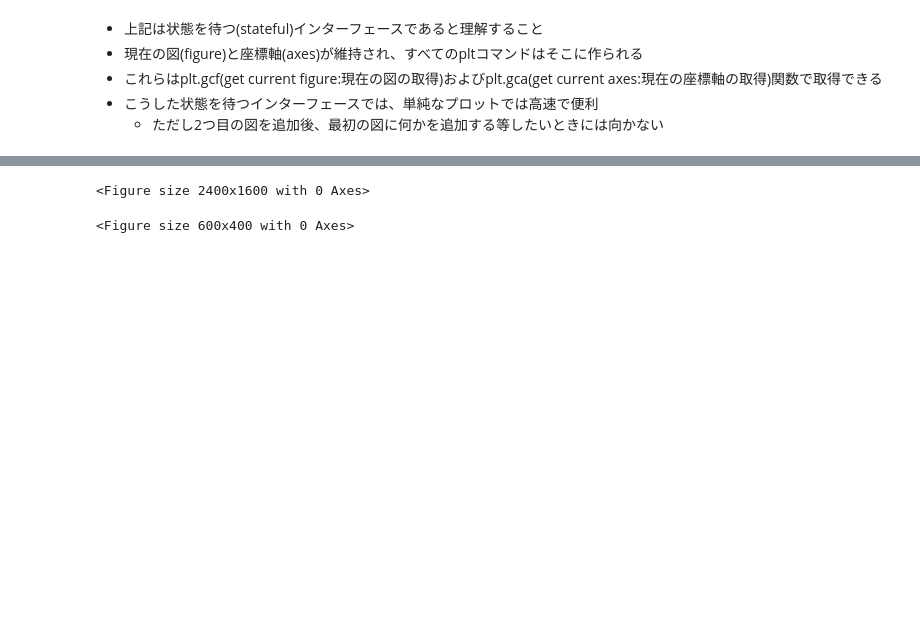
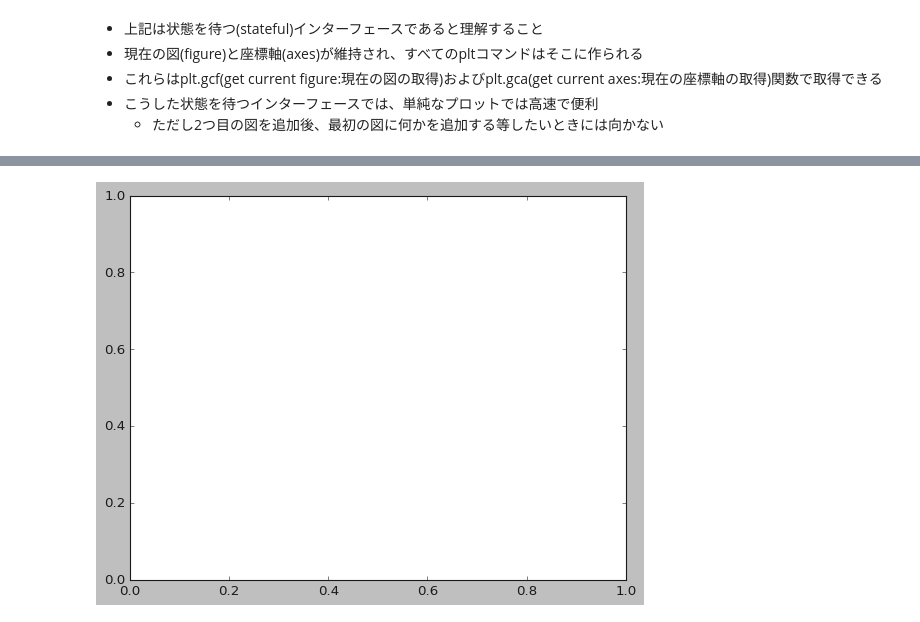
Before and after one commit to kadoAki/Git_lib, a Jupyter notebook: matplotlib.ipynb, the cells around one changed output, grey strips where cells are left out. Saved outputs shown, nothing was run; the diff lists cells and outputs as text; code cells hidden in the pictures; blank space fills up the shorter version.

```diff
--- a/matplotlib.ipynb
+++ b/matplotlib.ipynb
@@ -120,10 +122,5 @@ ax[1].plot(x, np.cos(x))
-# %%
-# plt.figure
-# 土台作成
-fig = plt.figure(figsize=(6,4), dpi=400, facecolor="w")
-# %% [output]
-<Figure size 2400x1600 with 0 Axes>
-# %%
-fig = plt.figure(figsize=(6,4), dpi=100)
-# %% [output]
-<Figure size 600x400 with 0 Axes>
+# %%
+fig = plt.figure()
+ax = plt.axes()
+# %% [output]
+[figure, added]
```
Also changed, not shown: parts of 23 cells of this notebook.
